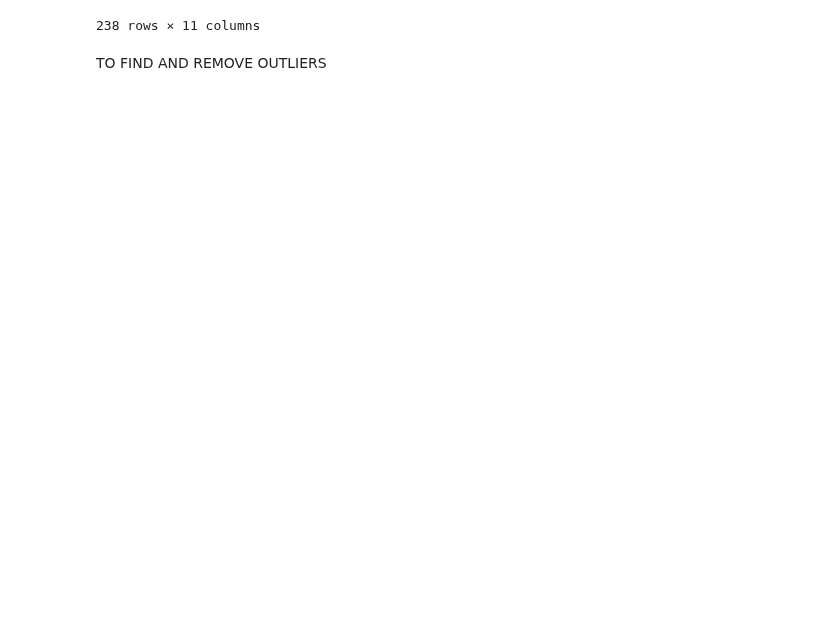
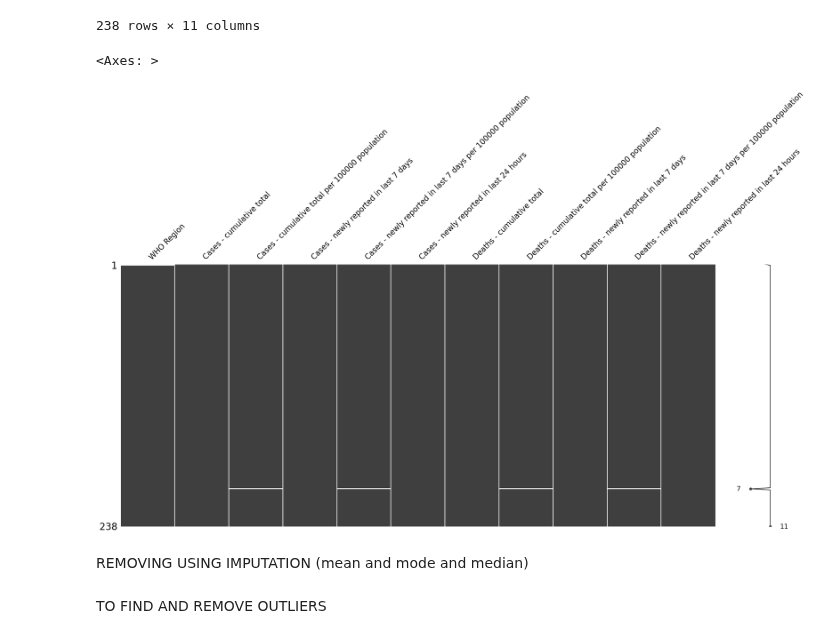
Before and after one commit to anitajn86/Covid_Analysis, a Jupyter notebook: Covid.ipynb, the cells around one changed output. Saved outputs shown, nothing was run; the diff lists cells and outputs as text; code cells hidden in the pictures; blank space fills up the shorter version.

```diff
--- a/Covid.ipynb
+++ b/Covid.ipynb
@@ -116,6 +122,13 @@ covid
 | Turkmenistan | Europe | 0 | 0.000000 | 0 | 0.000000 | ... |
 | Tuvalu | Western Pacific | 0 | 0.000000 | 0 | 0.000000 | ... |
 238 rows × 11 columns
+# %%
+msno.matrix(covid)
+# %% [output]
+<Axes: >
+[figure, added]
+# %% [markdown]
+REMOVING USING IMPUTATION (mean and mode and median)
 # %% [markdown]
 TO FIND AND REMOVE OUTLIERS
 # %%
```
Also changed, not shown: parts of 18 cells of this notebook.
